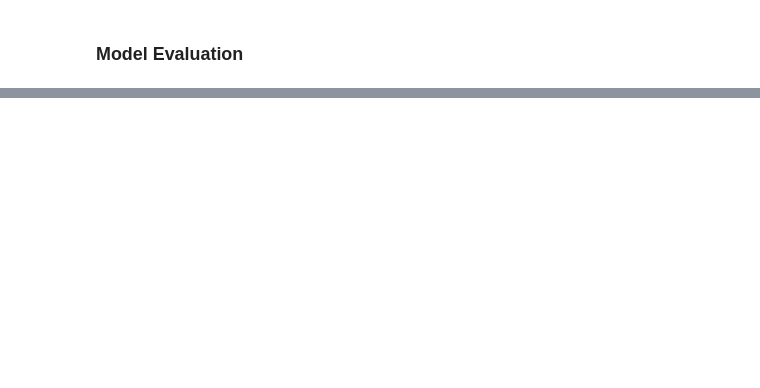
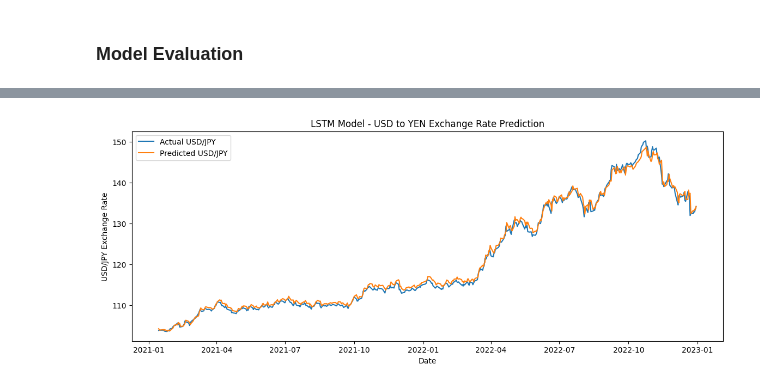
Before and after one commit to karushp/yen-usd-analysis, a Jupyter notebook: Notebooks/USDJPY.ipynb, the cells around one changed output, grey strips where cells are left out. Drawn from its saved outputs; the diff is of its cells as text; code cells hidden in the pictures; blank space fills up the shorter version.

Commit message:
LSTM notebook

```diff
--- a/Notebooks/USDJPY.ipynb
+++ b/Notebooks/USDJPY.ipynb
@@ -565,0 +582,14 @@ R2 Score on test data: -0.044136942527938094
+# %%
+# Using Adj Close as the target variable
+
+close_data = data['Adj Close'].values
+
+# Reshaping the data for MinMax
+close_data = close_data.reshape(-1,1)
+
+# Scaling the data
+scaler = MinMaxScaler(feature_range=(0, 1))
+
+scaled_data = scaler.fit_transform(close_data)
+
+print(scaled_data)
@@ -565,0 +628,13 @@ R2 Score on test data: -0.044136942527938094
+# %%
+# Build the LSTM model
+model = Sequential()
+model.add(LSTM(50, return_sequences=True, input_shape=(X_train.shape[1], 1)))
+model.add(LSTM(50, return_sequences=False))
+model.add(Dense(25))
+model.add(Dense(1))
+
+# Compile the model
+model.compile(optimizer='adam', loss='mean_squared_error')
+# %%
+# Train the model
+model.fit(X_train, y_train, batch_size=1, epochs=10)
@@ -565,0 +663,7 @@ R2 Score on test data: -0.044136942527938094
+# %%
+# Make predictions
+predictions = model.predict(X_test)
+
+# Inverse transform the predictions back to the original scale
+predictions = scaler.inverse_transform(predictions)
+y_test = scaler.inverse_transform(y_test.reshape(-1, 1))
@@ -565,0 +672,12 @@ R2 Score on test data: -0.044136942527938094
+# %%
+# Plot the data
+plt.figure(figsize=(14, 5))
+plt.plot(data.index[train_size + look_back + 1:], y_test, label='Actual USD/JPY')
+plt.plot(data.index[train_size + look_back + 1:], predictions, label='Predicted USD/JPY')
+plt.xlabel('Date')
+plt.ylabel('USD/JPY Exchange Rate')
+plt.title('LSTM Model - USD to YEN Exchange Rate Prediction')
+plt.legend()
+plt.show()
+# %% [output]
+[figure, added]
```
Also changed, not shown: parts of 14 cells of this notebook, 2 other files.
